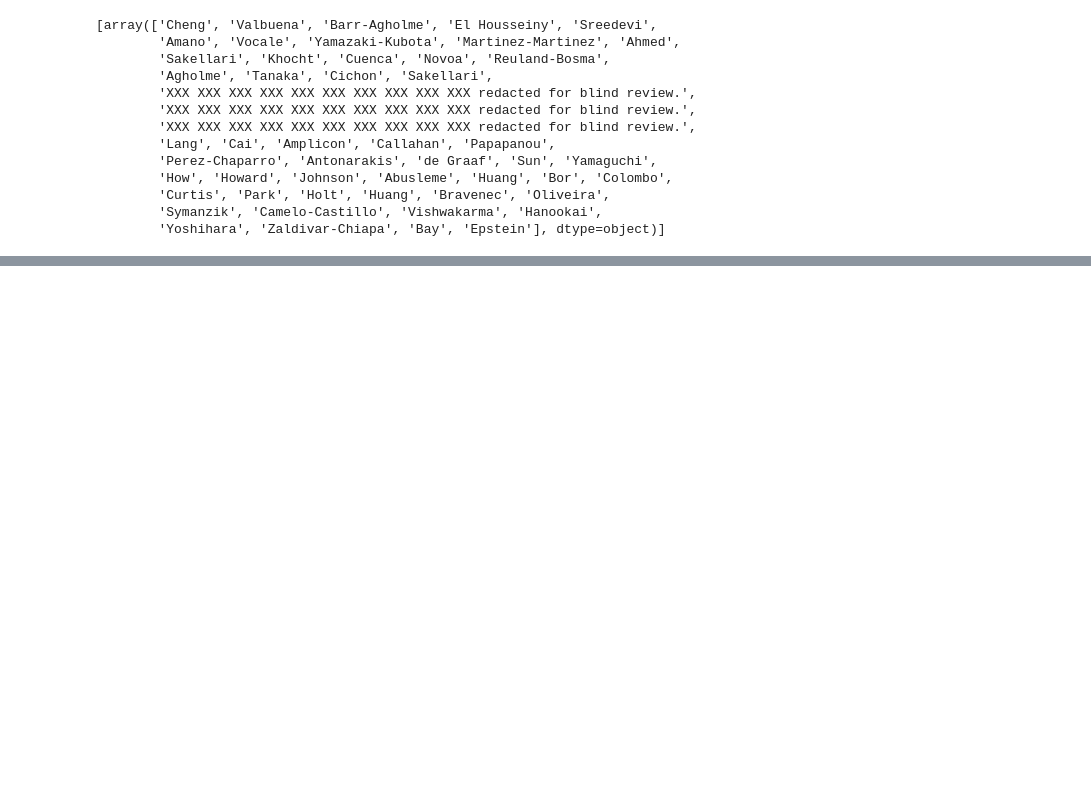
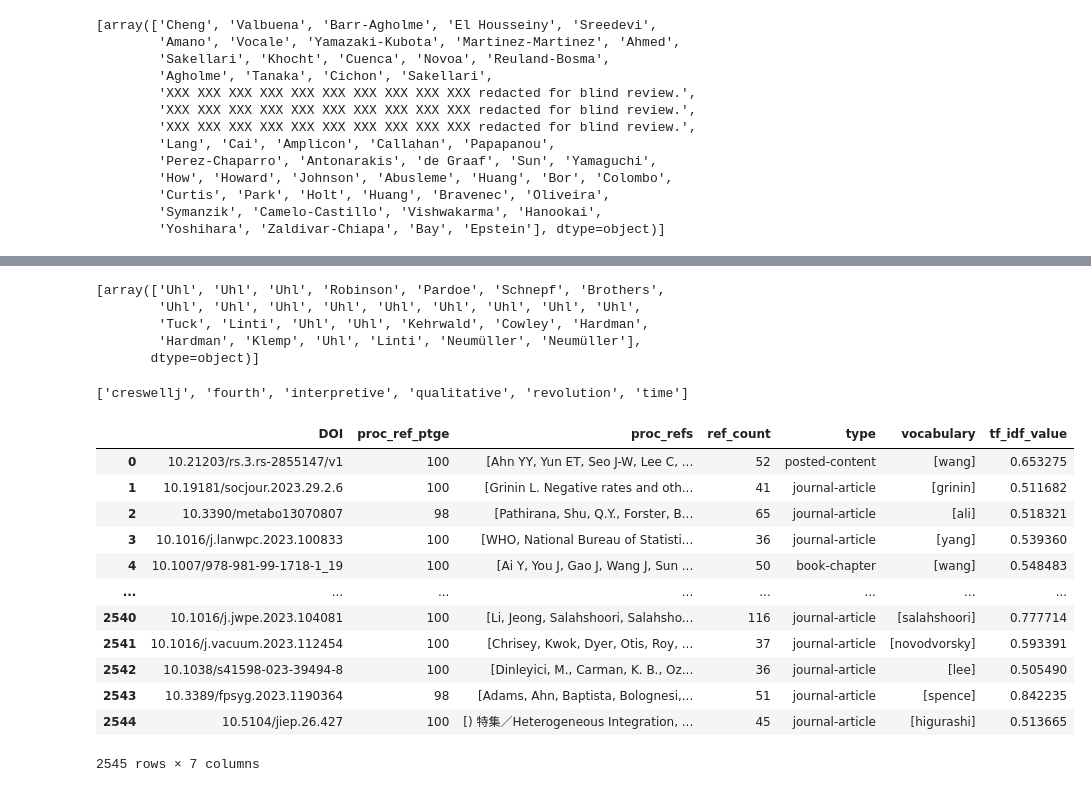
Before and after one commit to eshadatta/sneaked_refs_explorations, a Jupyter notebook: cleaned_multiple_parquet_parsing.ipynb, the cells around one changed output, grey strips where cells are left out. Cells and saved outputs as stored; diff of their text form; code cells hidden in the pictures; blank space fills up the shorter version.

```diff
--- a/cleaned_multiple_parquet_parsing.ipynb
+++ b/cleaned_multiple_parquet_parsing.ipynb
@@ -301,3 +301,34 @@ clean_refs_multiple_tf_idf_values.sort_values('tf_idf_value', ascending=False)[:
 | 40575 | 10.1080/07256868.2023.2236956 | 100 | [Alvis J.W., Assayag-Gillot L., D... | 28 | journal-article | [ricoeur] | 0.957020 |
 # %%
 clean_refs_multiple_tf_idf_values.to_parquet("cleaned_refs_multiple_tf_idf_values.parquet",compression='gzip')
+# %%
+clean_refs_multiple_tf_idf_values.loc[clean_refs_multiple_tf_idf_values.DOI == "10.1039/b914513c"].proc_refs.tolist()
+# %% [output]
+[array(['Uhl', 'Uhl', 'Uhl', 'Robinson', 'Pardoe', 'Schnepf', 'Brothers',
+        'Uhl', 'Uhl', 'Uhl', 'Uhl', 'Uhl', 'Uhl', 'Uhl', 'Uhl', 'Uhl',
+        'Tuck', 'Linti', 'Uhl', 'Uhl', 'Kehrwald', 'Cowley', 'Hardman',
+        'Hardman', 'Klemp', 'Uhl', 'Linti', 'Neumüller', 'Neumüller'],
+       dtype=object)]
+# %%
+clean_refs_multiple_tf_idf_values.loc[clean_refs_multiple_tf_idf_values.DOI == '10.4018/978-1-6684-8276-6.ch010'].vocabulary[0]
+# %% [output]
+['creswellj', 'fourth', 'interpretive', 'qualitative', 'revolution', 'time']
+# %%
+dir = "/Users/eshadatta/sneaked_references_explorations/data/part-00001-93d7ade3-8591-45a9-a896-90c4c90a10ef-c000.json"
+import pandas as pd
+s = pd.read_json(dir,lines=True)
+s
+# %% [output]
+|  | DOI | proc_ref_ptge | proc_refs | ref_count | type | vocabulary | tf_idf_value |
+| 0 | 10.21203/rs.3.rs-2855147/v1 | 100 | [Ahn YY, Yun ET, Seo J-W, Lee C, ... | 52 | posted-content | [wang] | 0.653275 |
+| 1 | 10.19181/socjour.2023.29.2.6 | 100 | [Grinin L. Negative rates and oth... | 41 | journal-article | [grinin] | 0.511682 |
+| 2 | 10.3390/metabo13070807 | 98 | [Pathirana, Shu, Q.Y., Forster, B... | 65 | journal-article | [ali] | 0.518321 |
+| 3 | 10.1016/j.lanwpc.2023.100833 | 100 | [WHO, National Bureau of Statisti... | 36 | journal-article | [yang] | 0.539360 |
+| 4 | 10.1007/978-981-99-1718-1_19 | 100 | [Ai Y, You J, Gao J, Wang J, Sun ... | 50 | book-chapter | [wang] | 0.548483 |
+| ... | ... | ... | ... | ... | ... | ... | ... |
+| 2540 | 10.1016/j.jwpe.2023.104081 | 100 | [Li, Jeong, Salahshoori, Salahsho... | 116 | journal-article | [salahshoori] | 0.777714 |
+| 2541 | 10.1016/j.vacuum.2023.112454 | 100 | [Chrisey, Kwok, Dyer, Otis, Roy, ... | 37 | journal-article | [novodvorsky] | 0.593391 |
+| 2542 | 10.1038/s41598-023-39494-8 | 100 | [Dinleyici, M., Carman, K. B., Oz... | 36 | journal-article | [lee] | 0.505490 |
+| 2543 | 10.3389/fpsyg.2023.1190364 | 98 | [Adams, Ahn, Baptista, Bolognesi,... | 51 | journal-article | [spence] | 0.842235 |
+| 2544 | 10.5104/jiep.26.427 | 100 | [) 特集／Heterogeneous Integration, ... | 45 | journal-article | [higurashi] | 0.513665 |
+2545 rows × 7 columns
```
Also changed, not shown: parts of 2 cells of this notebook, 2 other files.
